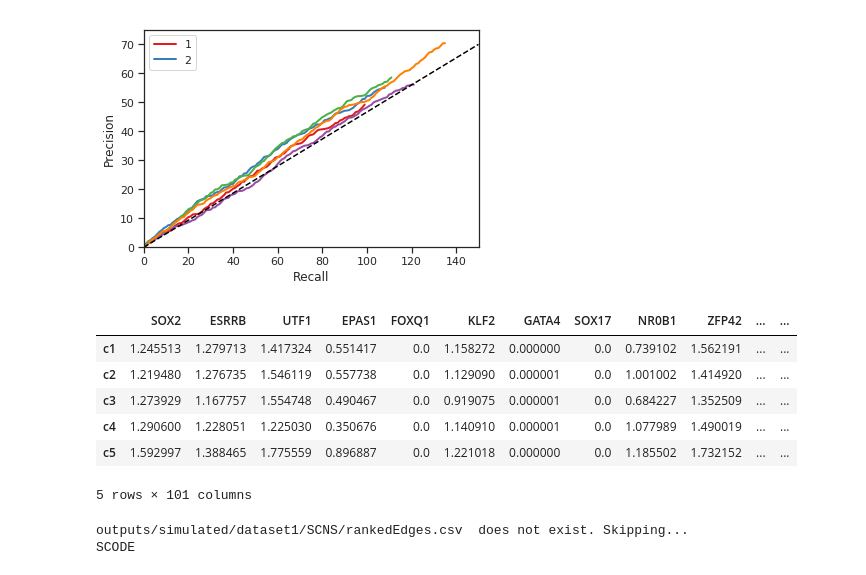
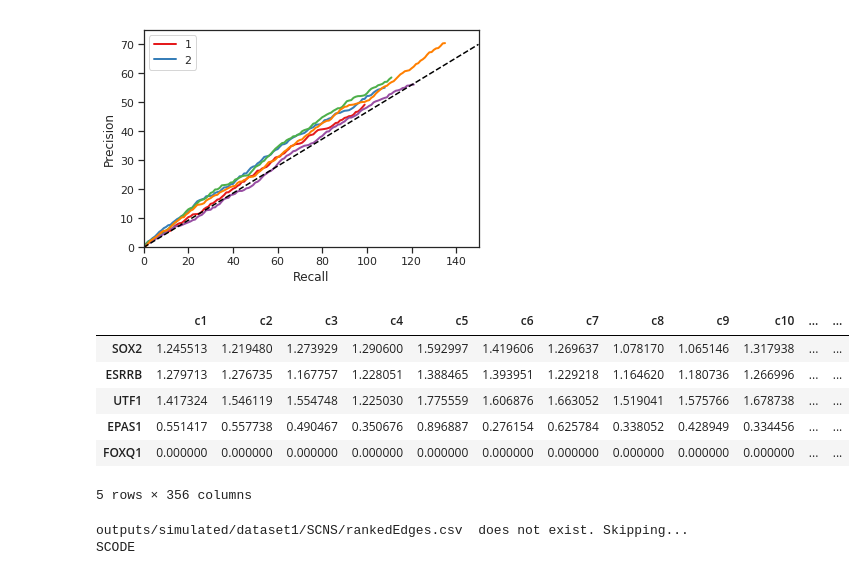
Before and after one commit to Murali-group/Beeline, a Jupyter notebook: bench.ipynb, the cells around one changed output. Saved outputs shown, nothing was run; the diff lists cells and outputs as text; code cells hidden in the pictures.

```diff
--- a/bench.ipynb
+++ b/bench.ipynb
@@ -263,17 +264,17 @@ import pandas as pd
 # %%
 DF = pd.read_csv('inputs/simulated/dataset1/ExpressionData.csv', header= 0, index_col = 0)
 newDF = DF.T.copy()
 pDF = pd.read_csv('inputs/simulated/dataset1/PseudoTime.csv', header= 0, index_col = 0)
 newDF['Time'] = pDF['Time']
-newDF.head()
+DF.head()
 # %% [output]
-|  | SOX2 | ESRRB | UTF1 | EPAS1 | FOXQ1 | KLF2 | GATA4 | SOX17 | NR0B1 | ZFP42 | ... | ... |
-| c1 | 1.245513 | 1.279713 | 1.417324 | 0.551417 | 0.0 | 1.158272 | 0.000000 | 0.0 | 0.739102 | 1.562191 | ... | ... |
-| c2 | 1.219480 | 1.276735 | 1.546119 | 0.557738 | 0.0 | 1.129090 | 0.000001 | 0.0 | 1.001002 | 1.414920 | ... | ... |
-| c3 | 1.273929 | 1.167757 | 1.554748 | 0.490467 | 0.0 | 0.919075 | 0.000001 | 0.0 | 0.684227 | 1.352509 | ... | ... |
-| c4 | 1.290600 | 1.228051 | 1.225030 | 0.350676 | 0.0 | 1.140910 | 0.000001 | 0.0 | 1.077989 | 1.490019 | ... | ... |
-| c5 | 1.592997 | 1.388465 | 1.775559 | 0.896887 | 0.0 | 1.221018 | 0.000000 | 0.0 | 1.185502 | 1.732152 | ... | ... |
+|  | c1 | c2 | c3 | c4 | c5 | c6 | c7 | c8 | c9 | c10 | ... | ... |
+| SOX2 | 1.245513 | 1.219480 | 1.273929 | 1.290600 | 1.592997 | 1.419606 | 1.269637 | 1.078170 | 1.065146 | 1.317938 | ... | ... |
+| ESRRB | 1.279713 | 1.276735 | 1.167757 | 1.228051 | 1.388465 | 1.393951 | 1.229218 | 1.164620 | 1.180736 | 1.266996 | ... | ... |
+| UTF1 | 1.417324 | 1.546119 | 1.554748 | 1.225030 | 1.775559 | 1.606876 | 1.663052 | 1.519041 | 1.575766 | 1.678738 | ... | ... |
+| EPAS1 | 0.551417 | 0.557738 | 0.490467 | 0.350676 | 0.896887 | 0.276154 | 0.625784 | 0.338052 | 0.428949 | 0.334456 | ... | ... |
+| FOXQ1 | 0.000000 | 0.000000 | 0.000000 | 0.000000 | 0.000000 | 0.000000 | 0.000000 | 0.000000 | 0.000000 | 0.000000 | ... | ... |
-5 rows × 101 columns
+5 rows × 356 columns
 # %%
 evaluation.runners[2].parseOutput()
 # %%
```
Also changed, not shown: parts of 4 cells of this notebook, 3 other files.
